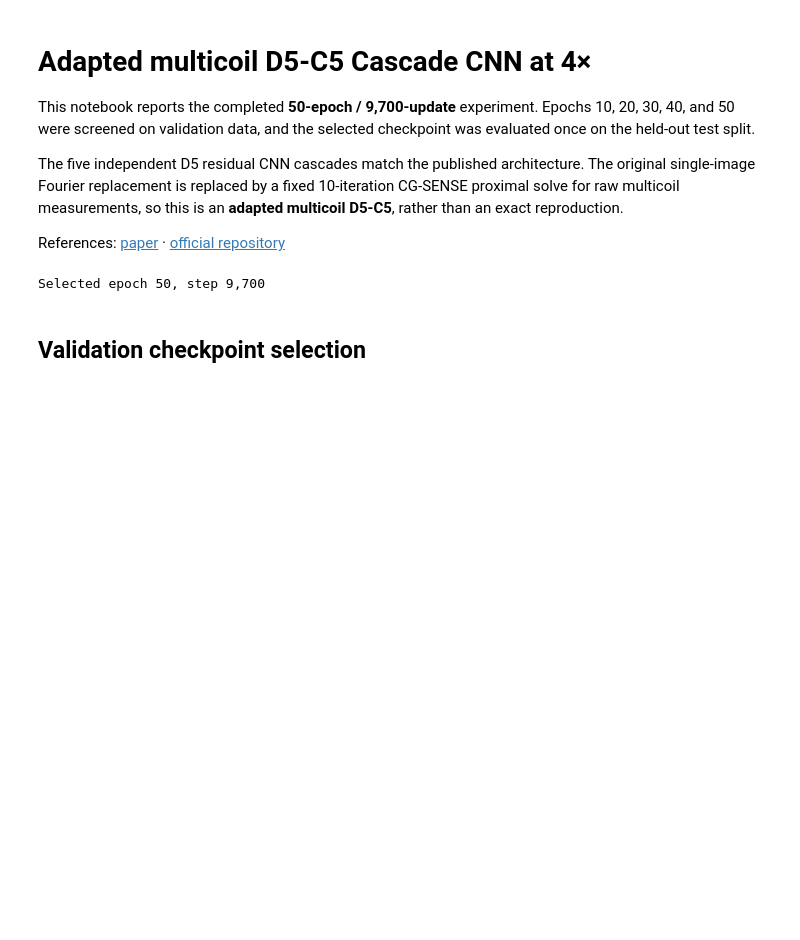
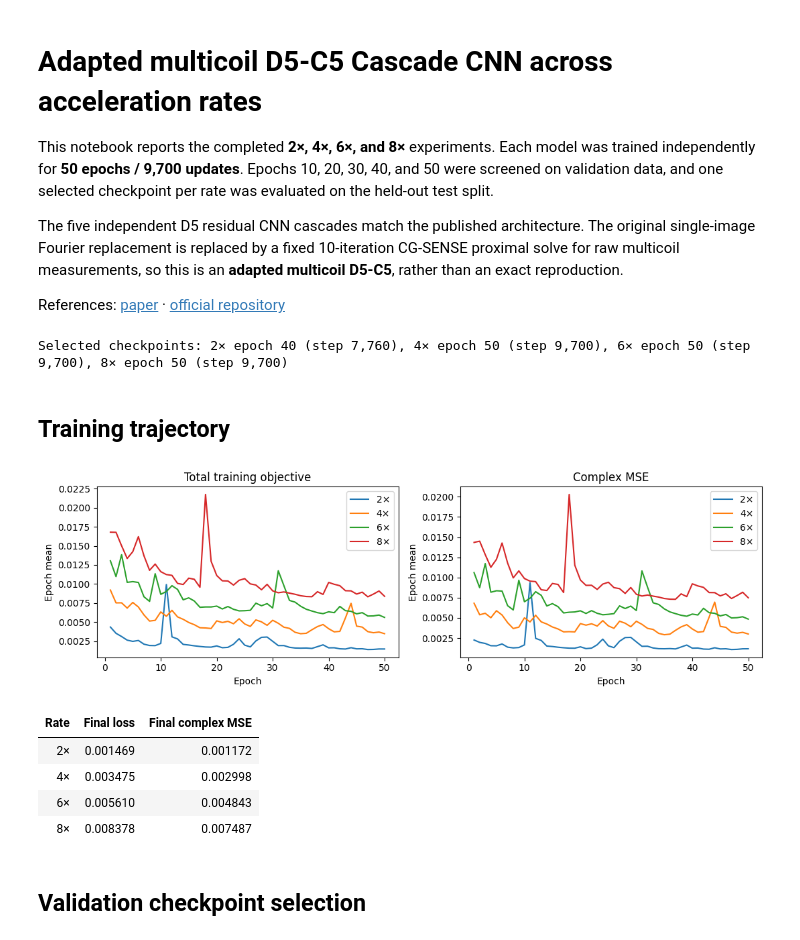
Before and after one commit to daviddagyei/yang-lab, a Jupyter notebook: notebooks/cascade_cnn_results.ipynb, the cells around one changed output. Cells and saved outputs as stored; diff of their text form; code cells hidden in the pictures; blank space fills up the shorter version.

Commit message:
Optimize and validate AdaDiff training

```diff
--- a/notebooks/cascade_cnn_results.ipynb
+++ b/notebooks/cascade_cnn_results.ipynb
@@ -1,9 +1,10 @@
 # %% [markdown]
-# Adapted multicoil D5-C5 Cascade CNN at 4×
+# Adapted multicoil D5-C5 Cascade CNN across acceleration rates
 
-This notebook reports the completed **50-epoch / 9,700-update** experiment.
-Epochs 10, 20, 30, 40, and 50 were screened on validation data, and the selected
-checkpoint was evaluated once on the held-out test split.
+This notebook reports the completed **2×, 4×, 6×, and 8×** experiments. Each
+model was trained independently for **50 epochs / 9,700 updates**. Epochs 10,
+20, 30, 40, and 50 were screened on validation data, and one selected checkpoint
+per rate was evaluated on the held-out test split.
 
 The five independent D5 residual CNN cascades match the published architecture.
 The original single-image Fourier replacement is replaced by a fixed 10-iteration
@@ -21,8 +22,9 @@ import numpy as np
 from IPython.display import HTML, Image, display
 
 ROOT = Path.cwd().parent if Path.cwd().name == 'notebooks' else Path.cwd()
-RUN = Path('/data/david_agyei/nyu-dataset/derived/multicoil_cascade_cnn_4x')
-EVAL = RUN / 'evaluation'
+RATES = (2, 4, 6, 8)
+RUNS = {rate: Path(f'/data/david_agyei/nyu-dataset/derived/multicoil_cascade_cnn_{rate}x')
+        for rate in RATES}
 
 def read_json(path): return json.loads(Path(path).read_text())
 def show_table(rows, columns, precision=4, bold_best=None):
@@ -40,18 +42,56 @@ def show_table(rows, columns, precision=4, bold_best=None):
     body = ''.join('<tr>' + ''.join(cell(row, key) for key, label in columns) + '</tr>' for row in rows)
     display(HTML(f'<table><thead><tr>{header}</tr></thead><tbody>{body}</tbody></table>'))
 
-selection = read_json(EVAL / 'best_validation_checkpoint.json')
-step = selection['checkpoint_step']
-test_dir = EVAL / 'test' / f'step-{step:07d}'
-test = read_json(test_dir / 'summary.json')
-test_slices = [json.loads(line) for line in (test_dir/'slice_metrics.jsonl').read_text().splitlines() if line]
+selections = {rate: read_json(RUNS[rate]/'evaluation/best_validation_checkpoint.json')
+              for rate in RATES}
+test_dirs = {rate: RUNS[rate]/'evaluation/test'/f"step-{selections[rate]['checkpoint_step']:07d}"
+             for rate in RATES}
+tests = {rate: read_json(test_dirs[rate]/'summary.json') for rate in RATES}
+selection, test_dir, test = selections[4], test_dirs[4], tests[4]
 rdbm = read_json(Path('/data/david_agyei/nyu-dataset/derived/rdbm_full_bf16/evaluation/test/step-0094900/summary.json'))
 unrolled = read_json(Path('/data/david_agyei/nyu-dataset/derived/unrolled_rdbm_4x_scratch/evaluation/test/step-0037960/summary.json'))
 modl = read_json(Path('/data/david_agyei/nyu-dataset/derived/modl_4x_fp32/evaluation/test/step-0037960/summary.json'))
 progression = read_json(ROOT/'results/cascade_cnn_evaluation/qualitative/cascade_progression.json')
-print(f"Selected epoch {selection['completed_epochs']}, step {step:,}")
+print('Selected checkpoints: ' + ', '.join(
+    f"{rate}× epoch {selections[rate]['completed_epochs']} (step {selections[rate]['checkpoint_step']:,})"
+    for rate in RATES))
 # %% [output]
-Selected epoch 50, step 9,700
+Selected checkpoints: 2× epoch 40 (step 7,760), 4× epoch 50 (step 9,700), 6× epoch 50 (step 9,700), 8× epoch 50 (step 9,700)
+# %% [markdown]
+## Training trajectory
+# %%
+pattern = re.compile(
+    r'epoch_complete=(\d+)/\d+ step=(\d+) mean_loss=([0-9.eE+-]+) '
+    r'mean_complex_mse=([0-9.eE+-]+) mean_l2_regularization=([0-9.eE+-]+)'
+)
+def training_records(run):
+    records = [match.groups() for line in (run/'train.log').read_text().splitlines()
+               if (match := pattern.search(line))]
+    by_epoch = {int(row[0]): row for row in records}
+    return [by_epoch[epoch] for epoch in sorted(by_epoch)]
+
+fig, axes = plt.subplots(1, 2, figsize=(11, 3.5))
+final_training = []
+for rate in RATES:
+    records = training_records(RUNS[rate])
+    epochs = np.array([int(row[0]) for row in records])
+    loss = np.array([float(row[2]) for row in records])
+    complex_mse = np.array([float(row[3]) for row in records])
+    axes[0].plot(epochs, loss, label=f'{rate}×')
+    axes[1].plot(epochs, complex_mse, label=f'{rate}×')
+    final_training.append({'Rate': f'{rate}×', 'Final loss': loss[-1],
+                           'Final complex MSE': complex_mse[-1]})
+axes[0].set(xlabel='Epoch', ylabel='Epoch mean', title='Total training objective'); axes[0].legend()
+axes[1].set(xlabel='Epoch', ylabel='Epoch mean', title='Complex MSE'); axes[1].legend()
+plt.tight_layout(); plt.show()
+show_table(final_training, [(key, key) for key in final_training[0]], precision=6)
+# %% [output]
+[figure, added]
+| Rate | Final loss | Final complex MSE |
+| 2× | 0.001469 | 0.001172 |
+| 4× | 0.003475 | 0.002998 |
+| 6× | 0.005610 | 0.004843 |
+| 8× | 0.008378 | 0.007487 |
 # %% [markdown]
 ## Validation checkpoint selection
 # %%
```
Also changed, not shown: parts of 9 cells of this notebook, 44 other files.
